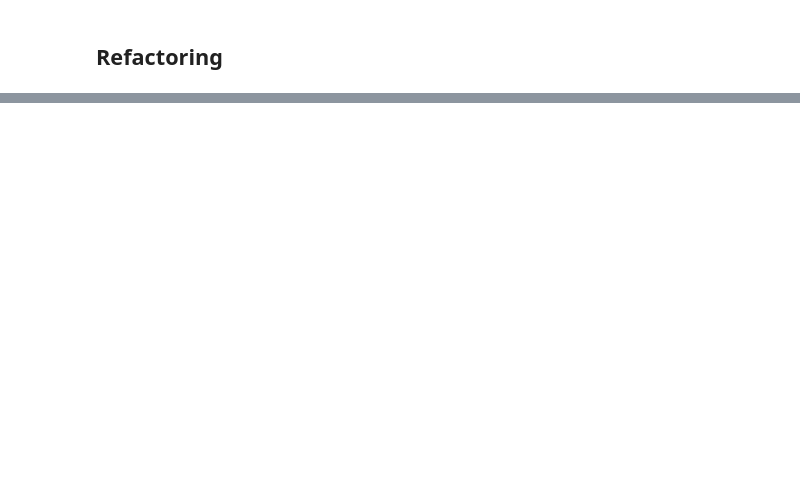
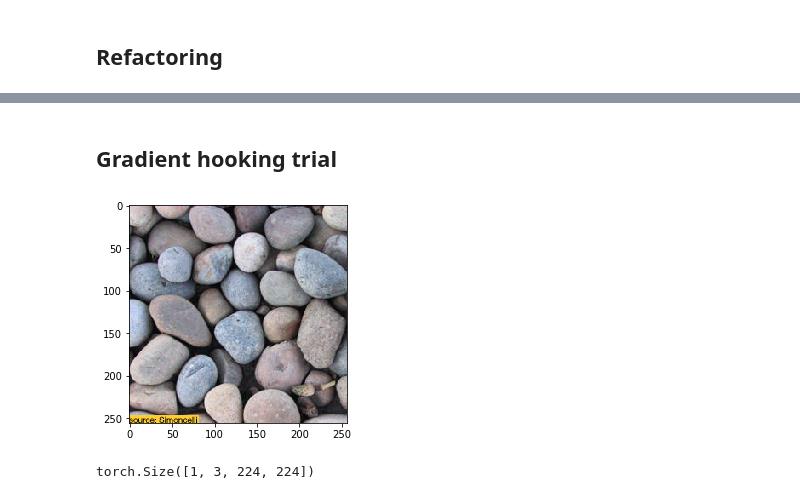
Before and after one commit to azouaoui-cv/IMA_RWCNN_project, a Jupyter notebook: Scratchbook.ipynb, the cells around one changed output, grey strips where cells are left out. Cells and saved outputs as stored; diff of their text form; code cells hidden in the pictures; blank space fills up the shorter version.

```diff
--- a/Scratchbook.ipynb
+++ b/Scratchbook.ipynb
@@ -173,0 +239,8 @@ array([[[[0.        , 0.        , 0.        , ..., 0.        ,
+# %% [markdown]
+## Gradient hooking trial
+# %%
+# Load image
+img = Image.open("./examples/pebbles.jpg")
+plt.imshow(img);
+# %% [output]
+[figure, added]
@@ -173,0 +257,4 @@ array([[[[0.        , 0.        , 0.        , ..., 0.        ,
+# %%
+img_tensor.shape
+# %% [output]
+torch.Size([1, 3, 224, 224])
```
Also changed, not shown: parts of 16 cells of this notebook, 2 other files.
